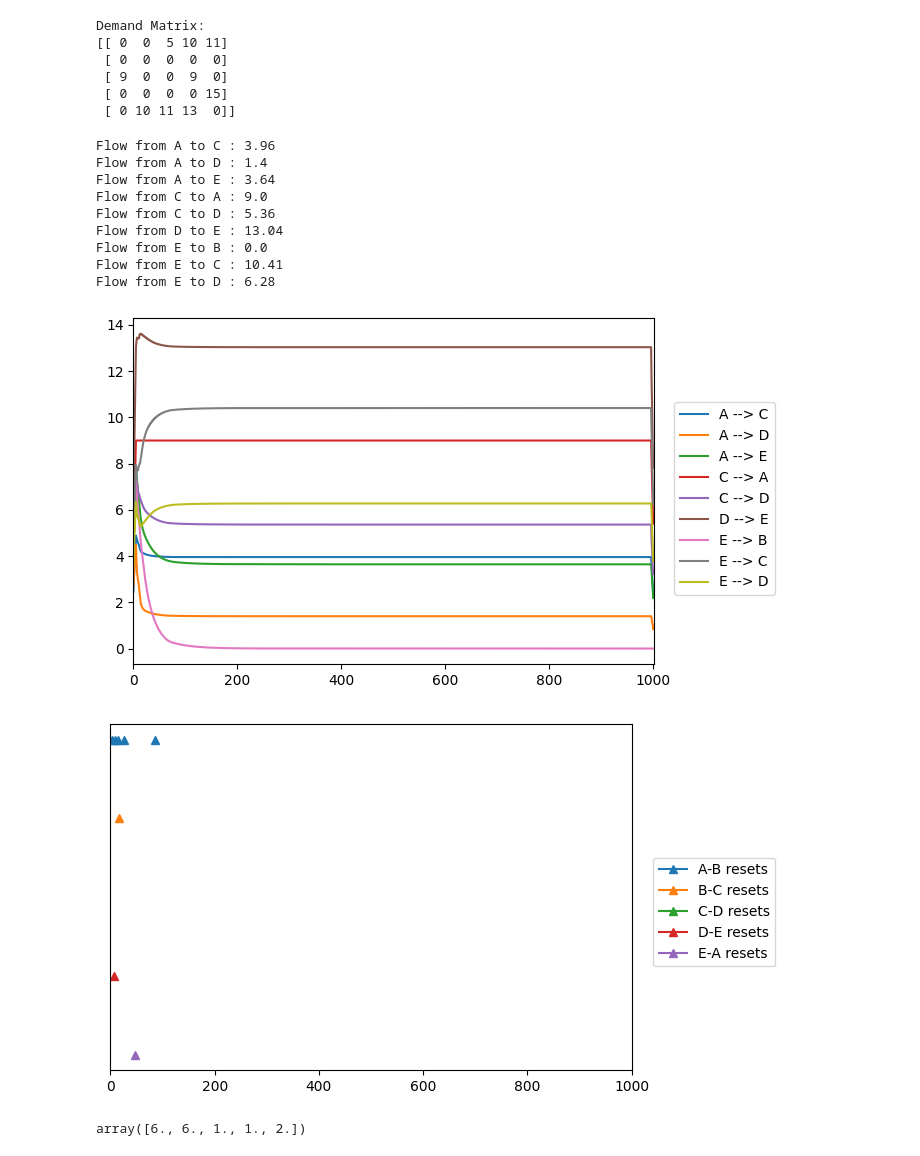
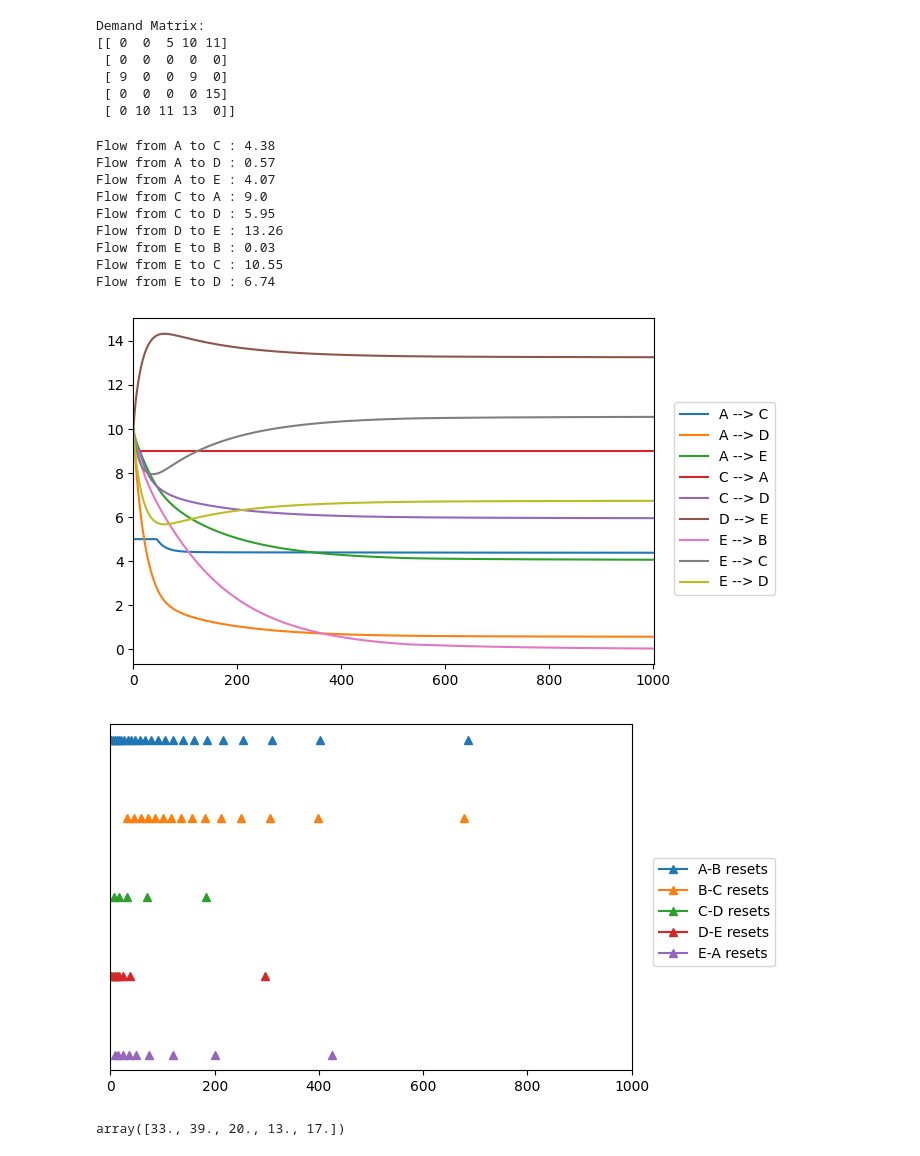
Before and after one commit to surya-sankagiri/payment-channel-networks, a Jupyter notebook: DEBT_control_variable_demand.ipynb, the cells around one changed output. Drawn from its saved outputs; the diff is of its cells as text; code cells hidden in the pictures.

```diff
--- a/DEBT_control_variable_demand.ipynb
+++ b/DEBT_control_variable_demand.ipynb
@@ -54,7 +54,7 @@ Demand Matrix:
  [ 0 10 11 13  0]]
 # %%
 price_params = dict()
-price_params["stepsize"] = 0.1
+price_params["stepsize"] = 0.01
 price_params["threshold"] = 5*np.ones((n,n))
 price_params["sensitivity"] = 1*np.ones((n,n)) # regularizer coefficient
 # %%
@@ -84,32 +84,34 @@ for t in range(T):
         flows_data[key][t] = myPCN.flow_requests[key]
         path_price_data[key][t] = myPCN.path_prices[key]
         reset_data[t] = myPCN.channels_reset
+        edge_price_data[t] = myPCN.channel_prices
+        logging.info("finished step %d", t)
 # %%
 alphabets = ['A', 'B', 'C', 'D', 'E', 'F']
 plt.close("all")
 plt.figure(figsize=(7,4))
 for i in range(n):
     for j in range(n):
         if myPCN.demands[i,j] > 0:
             flow = np.zeros(T)
             for k in range(len(myPCN.paths[(i,j)])):
                 flow += flows_data[(i,j)][:,k]
-            plt.plot(smoothen(flow), label = alphabets[i] + " --> " + alphabets[j])
+            plt.plot(flow, label = alphabets[i] + " --> " + alphabets[j])
             print("Flow from", alphabets[i], "to", alphabets[j], ":", np.round(np.mean(flow[-10:]), 2))
 plt.legend(loc=(1.04, 0.2))
 plt.xlim([0, T])
 plt.tight_layout()
 # %% [output]
-Flow from A to C : 3.96
-Flow from A to D : 1.4
-Flow from A to E : 3.64
+Flow from A to C : 4.38
+Flow from A to D : 0.57
+Flow from A to E : 4.07
 Flow from C to A : 9.0
-Flow from C to D : 5.36
-Flow from D to E : 13.04
-Flow from E to B : 0.0
-Flow from E to C : 10.41
-Flow from E to D : 6.28
+Flow from C to D : 5.95
+Flow from D to E : 13.26
+Flow from E to B : 0.03
+Flow from E to C : 10.55
+Flow from E to D : 6.74
-[figure, old version]
+[figure, new version]
 # %%
 # replace all zeros with nan in reset_data
 reset_data[reset_data == 0] = np.nan
@@ -122,11 +124,11 @@ plt.legend(loc=(1.04, 0.3))
 plt.xlim([0, T])
 plt.tight_layout()
 # %% [output]
-[figure, old version]
+[figure, new version]
 # %%
 np.nansum(reset_data, axis=(0,1))
 # %% [output]
-array([6., 6., 1., 1., 2.])
+array([33., 39., 20., 13., 17.])
 # %%
 demand_params["distribution"] = "Poisson"
 myPCN2 = DEBT_Control_Protocol(params, demand_params, price_params)
```
Also changed, not shown: parts of 14 cells of this notebook.
